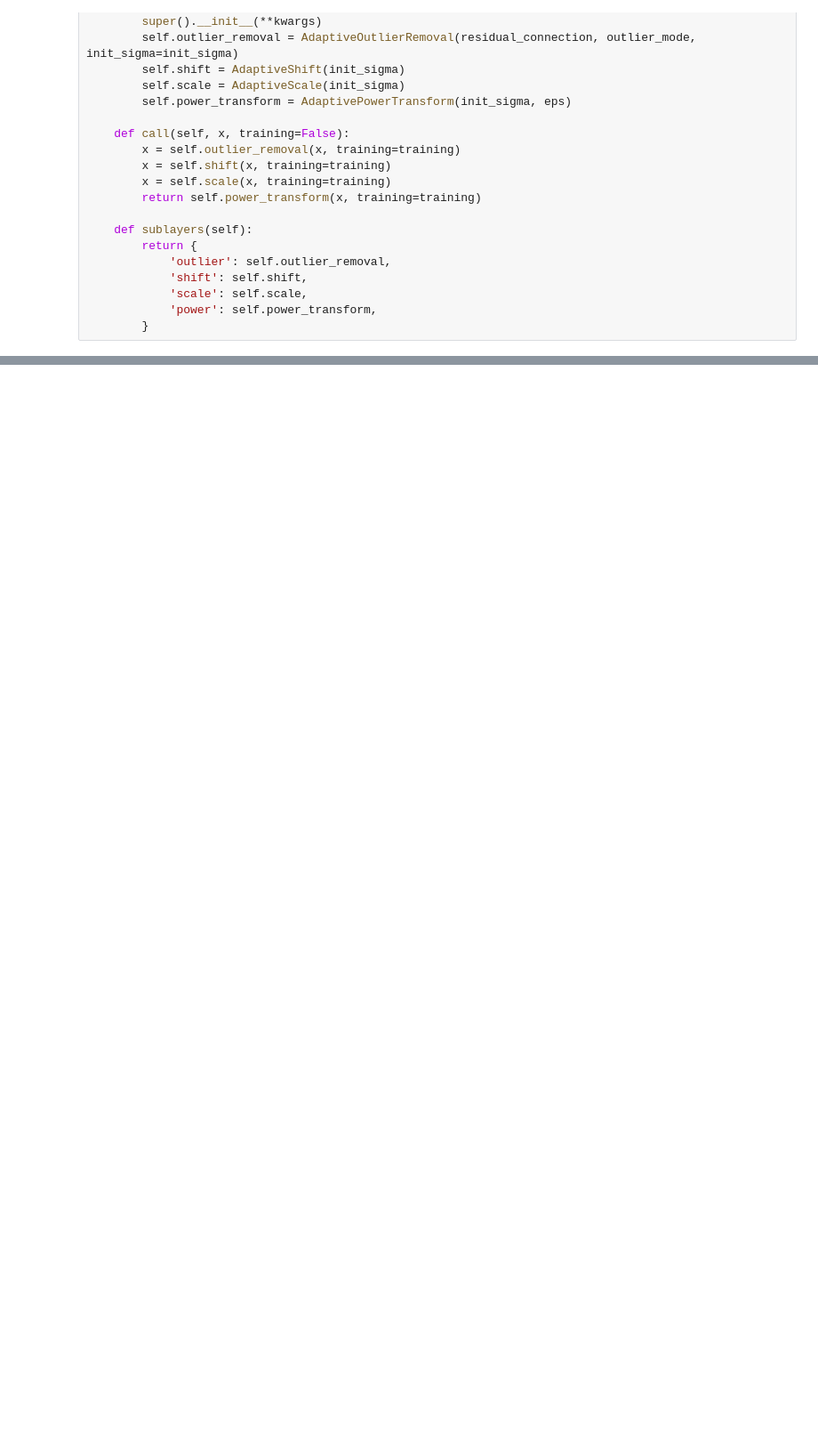
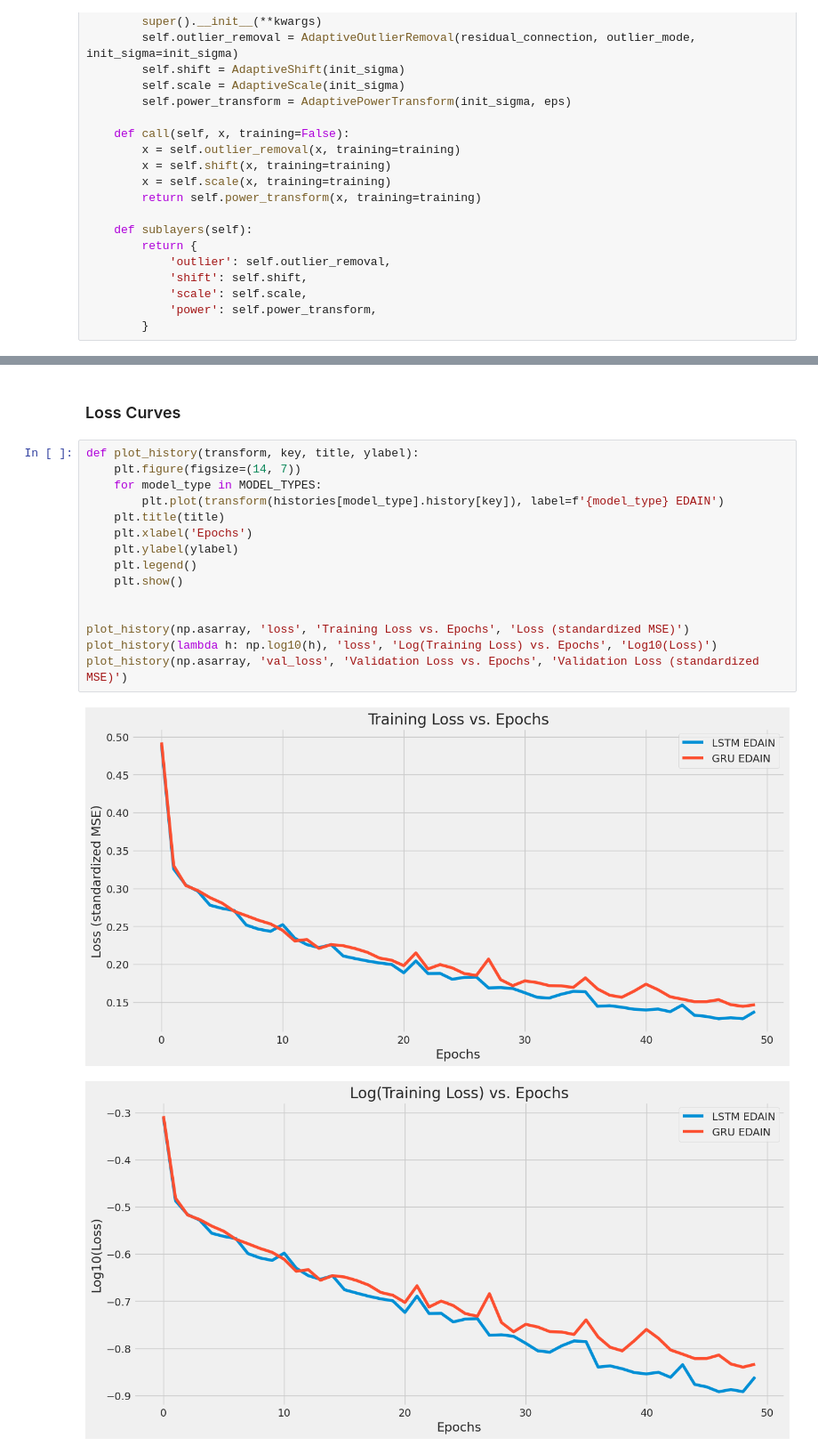
Before and after one commit to sfh525/ksak-timeseries-csa, a Jupyter notebook: lstm-edain.ipynb, the cells around one changed output, grey strips where cells are left out. Shown at 89% size. Saved outputs shown, nothing was run; the diff lists cells and outputs as text; blank space fills up the shorter version.

```diff
--- a/lstm-edain.ipynb
+++ b/lstm-edain.ipynb
@@ -624,0 +536,20 @@ print('Iverson metrics summary table generated.')
+# %% [markdown]
+### Loss Curves
+# %%
+def plot_history(transform, key, title, ylabel):
+    plt.figure(figsize=(14, 7))
+    for model_type in MODEL_TYPES:
+        plt.plot(transform(histories[model_type].history[key]), label=f'{model_type} EDAIN')
+    plt.title(title)
+    plt.xlabel('Epochs')
+    plt.ylabel(ylabel)
+    plt.legend()
+    plt.show()
+
+
+plot_history(np.asarray, 'loss', 'Training Loss vs. Epochs', 'Loss (standardized MSE)')
+plot_history(lambda h: np.log10(h), 'loss', 'Log(Training Loss) vs. Epochs', 'Log10(Loss)')
+plot_history(np.asarray, 'val_loss', 'Validation Loss vs. Epochs', 'Validation Loss (standardized MSE)')
+# %% [output]
+[figure, added]
+[figure, added]
```
Also changed, not shown: parts of 66 cells of this notebook.
